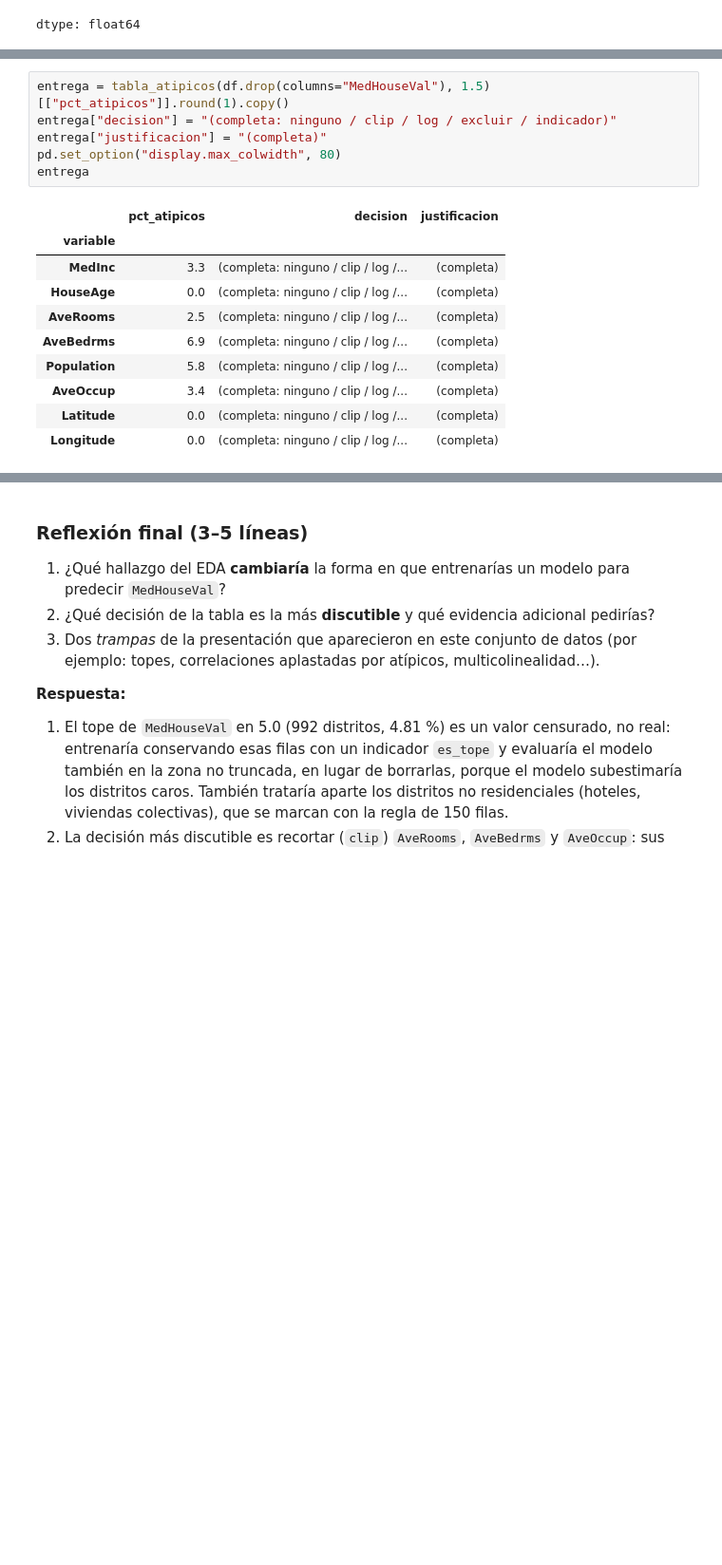
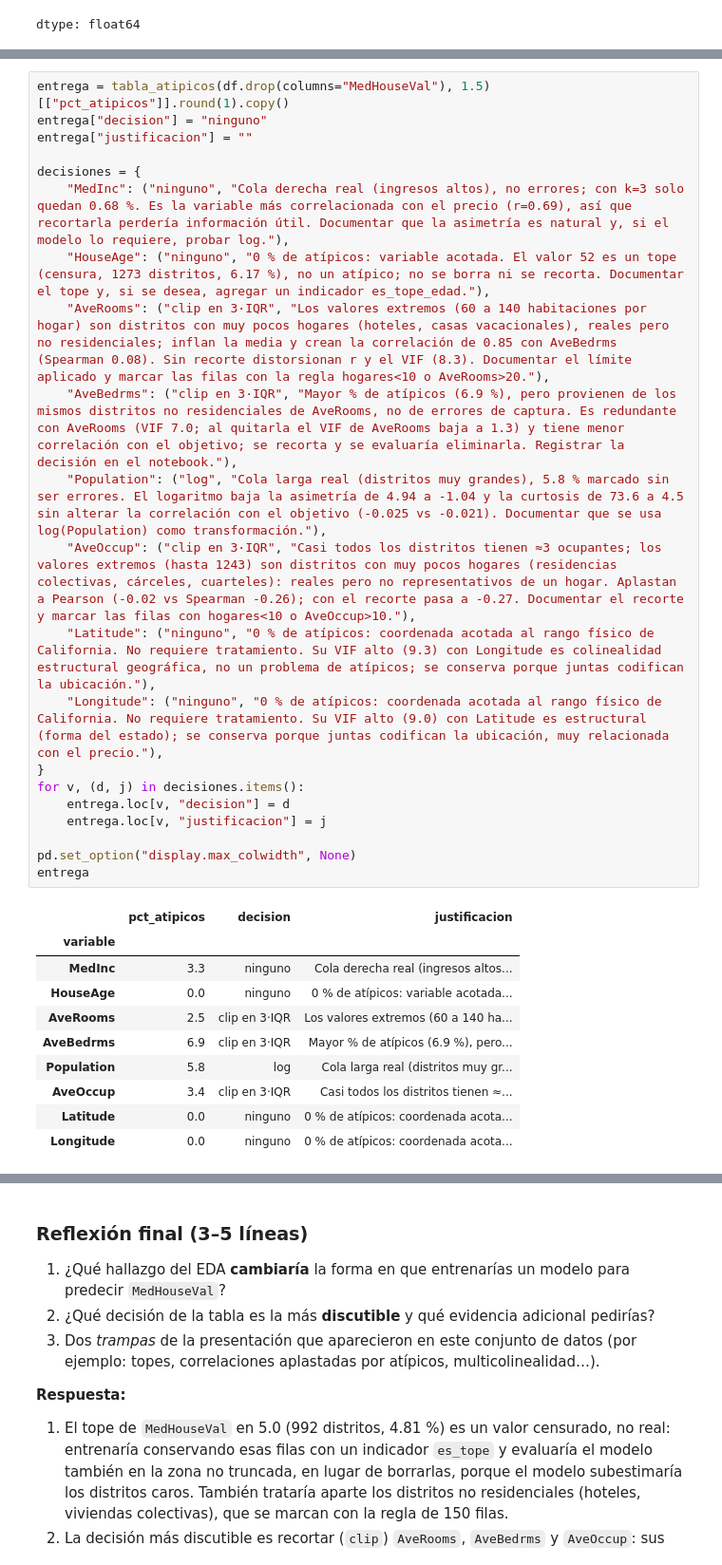
Before and after one commit to rafaga/ejercicios_mia, a Jupyter notebook: aprendizaje_supervisado/unidad1/actividad_eda_california_housing.ipynb, the cells around one changed output, grey strips where cells are left out. Shown at 95% size. Cells and saved outputs as stored; diff of their text form; blank space fills up the shorter version.

Commit message:
finalizado notebook 1

```diff
--- a/aprendizaje_supervisado/unidad1/actividad_eda_california_housing.ipynb
+++ b/aprendizaje_supervisado/unidad1/actividad_eda_california_housing.ipynb
@@ -712,20 +720,35 @@ las columnas `decision` y `justificacion` las completas tú.
 
 Una buena justificación responde: **¿por qué es (o no) un error?**, **¿qué pasaría con el análisis si lo dejamos?** y **¿cómo documento la decisión?**
-# %%
-entrega = tabla_atipicos(df.drop(columns="MedHouseVal"), 1.5)[["pct_atipicos"]].round(1).copy()
-entrega["decision"] = "(completa: ninguno / clip / log / excluir / indicador)"
-entrega["justificacion"] = "(completa)"
-pd.set_option("display.max_colwidth", 80)
-entrega
-# %% [output]
-|  | pct_atipicos | decision | justificacion |
-| variable |  |  |  |
-| MedInc | 3.3 | (completa: ninguno / clip / log /... | (completa) |
-| HouseAge | 0.0 | (completa: ninguno / clip / log /... | (completa) |
-| AveRooms | 2.5 | (completa: ninguno / clip / log /... | (completa) |
-| AveBedrms | 6.9 | (completa: ninguno / clip / log /... | (completa) |
-| Population | 5.8 | (completa: ninguno / clip / log /... | (completa) |
-| AveOccup | 3.4 | (completa: ninguno / clip / log /... | (completa) |
-| Latitude | 0.0 | (completa: ninguno / clip / log /... | (completa) |
-| Longitude | 0.0 | (completa: ninguno / clip / log /... | (completa) |
+# %%
+entrega = tabla_atipicos(df.drop(columns="MedHouseVal"), 1.5)[["pct_atipicos"]].round(1).copy()
+entrega["decision"] = "ninguno"
+entrega["justificacion"] = ""
+
+decisiones = {
+    "MedInc": ("ninguno", "Cola derecha real (ingresos altos), no errores; con k=3 solo quedan 0.68 %. Es la variable más correlacionada con el precio (r=0.69), así que recortarla perdería información útil. Documentar que la asimetría es natural y, si el modelo lo requiere, probar log."),
+    "HouseAge": ("ninguno", "0 % de atípicos: variable acotada. El valor 52 es un tope (censura, 1273 distritos, 6.17 %), no un atípico; no se borra ni se recorta. Documentar el tope y, si se desea, agregar un indicador es_tope_edad."),
+    "AveRooms": ("clip en 3·IQR", "Los valores extremos (60 a 140 habitaciones por hogar) son distritos con muy pocos hogares (hoteles, casas vacacionales), reales pero no residenciales; inflan la media y crean la correlación de 0.85 con AveBedrms (Spearman 0.08). Sin recorte distorsionan r y el VIF (8.3). Documentar el límite aplicado y marcar las filas con la regla hogares<10 o AveRooms>20."),
+    "AveBedrms": ("clip en 3·IQR", "Mayor % de atípicos (6.9 %), pero provienen de los mismos distritos no residenciales de AveRooms, no de errores de captura. Es redundante con AveRooms (VIF 7.0; al quitarla el VIF de AveRooms baja a 1.3) y tiene menor correlación con el objetivo; se recorta y se evaluaría eliminarla. Registrar la decisión en el notebook."),
+    "Population": ("log", "Cola larga real (distritos muy grandes), 5.8 % marcado sin ser errores. El logaritmo baja la asimetría de 4.94 a -1.04 y la curtosis de 73.6 a 4.5 sin alterar la correlación con el objetivo (-0.025 vs -0.021). Documentar que se usa log(Population) como transformación."),
+    "AveOccup": ("clip en 3·IQR", "Casi todos los distritos tienen ≈3 ocupantes; los valores extremos (hasta 1243) son distritos con muy pocos hogares (residencias colectivas, cárceles, cuarteles): reales pero no representativos de un hogar. Aplastan a Pearson (-0.02 vs Spearman -0.26); con el recorte pasa a -0.27. Documentar el recorte y marcar las filas con hogares<10 o AveOccup>10."),
+    "Latitude": ("ninguno", "0 % de atípicos: coordenada acotada al rango físico de California. No requiere tratamiento. Su VIF alto (9.3) con Longitude es colinealidad estructural geográfica, no un problema de atípicos; se conserva porque juntas codifican la ubicación."),
+    "Longitude": ("ninguno", "0 % de atípicos: coordenada acotada al rango físico de California. No requiere tratamiento. Su VIF alto (9.0) con Latitude es estructural (forma del estado); se conserva porque juntas codifican la ubicación, muy relacionada con el precio."),
+}
+for v, (d, j) in decisiones.items():
+    entrega.loc[v, "decision"] = d
+    entrega.loc[v, "justificacion"] = j
+
+pd.set_option("display.max_colwidth", None)
+entrega
+# %% [output]
+|  | pct_atipicos | decision | justificacion |
+| variable |  |  |  |
+| MedInc | 3.3 | ninguno | Cola derecha real (ingresos altos... |
+| HouseAge | 0.0 | ninguno | 0 % de atípicos: variable acotada... |
+| AveRooms | 2.5 | clip en 3·IQR | Los valores extremos (60 a 140 ha... |
+| AveBedrms | 6.9 | clip en 3·IQR | Mayor % de atípicos (6.9 %), pero... |
+| Population | 5.8 | log | Cola larga real (distritos muy gr... |
+| AveOccup | 3.4 | clip en 3·IQR | Casi todos los distritos tienen ≈... |
+| Latitude | 0.0 | ninguno | 0 % de atípicos: coordenada acota... |
+| Longitude | 0.0 | ninguno | 0 % de atípicos: coordenada acota... |
 # %%
```
Also changed, not shown: parts of 2 cells of this notebook, 1 other file.
